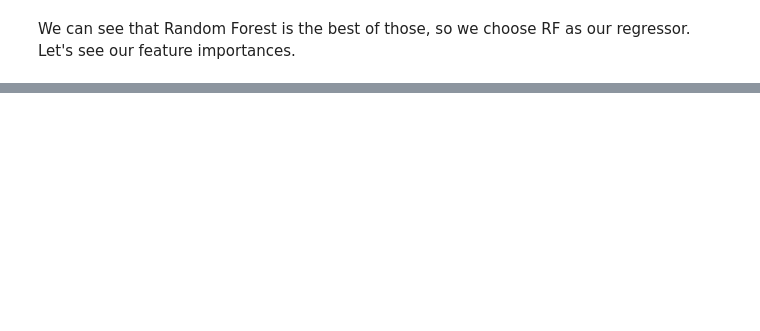
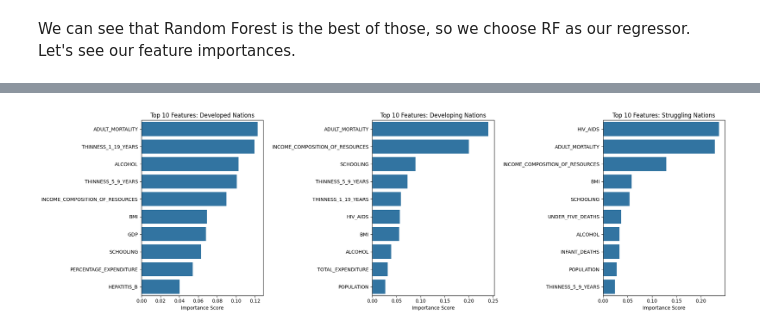
Before and after one commit to egeundenis/life-expectancy-project, a Jupyter notebook: project.ipynb, the cells around one changed output, grey strips where cells are left out. Saved outputs shown, nothing was run; the diff lists cells and outputs as text; code cells hidden in the pictures; blank space fills up the shorter version.

```diff
--- a/project.ipynb
+++ b/project.ipynb
@@ -719,0 +710,33 @@ comparison_table = comparison_table.sort_values(by='Average', ascending=False)
+# %%
+
+# Setting up the figure - adjusting size to fit side-by-side plots
+num_clusters = len(clusters)
+fig, axes = plt.subplots(1, num_clusters, figsize=(20, 6), sharey=False)
+
+# Ensure axes is an array even if there is only 1 cluster
+if num_clusters == 1:
+    axes = [axes]
+
+for i, cl in enumerate(clusters):
+    # 1. Get the specific model for this cluster
+    rf_model = cluster_models[cl]
+
+    # 2. Get the feature importance scores
+    importances = rf_model.feature_importances_
+
+    # 3. Create a DataFrame and take only the Top 10
+    feat_imp_df = pd.DataFrame({
+        'Feature': features,
+        'Importance': importances
+    }).sort_values(by='Importance', ascending=False)
+
+    # 4. Plotting
+    sns.barplot(ax=axes[i], x='Importance', y='Feature', data=feat_imp_df)
+    axes[i].set_title(f'Top 10 Features: {cl}')
+    axes[i].set_xlabel('Importance Score')
+    axes[i].set_ylabel('')
+
+plt.tight_layout()
+plt.show()
+# %% [output]
+[figure, added]
```
Also changed, not shown: parts of 5 cells of this notebook.
